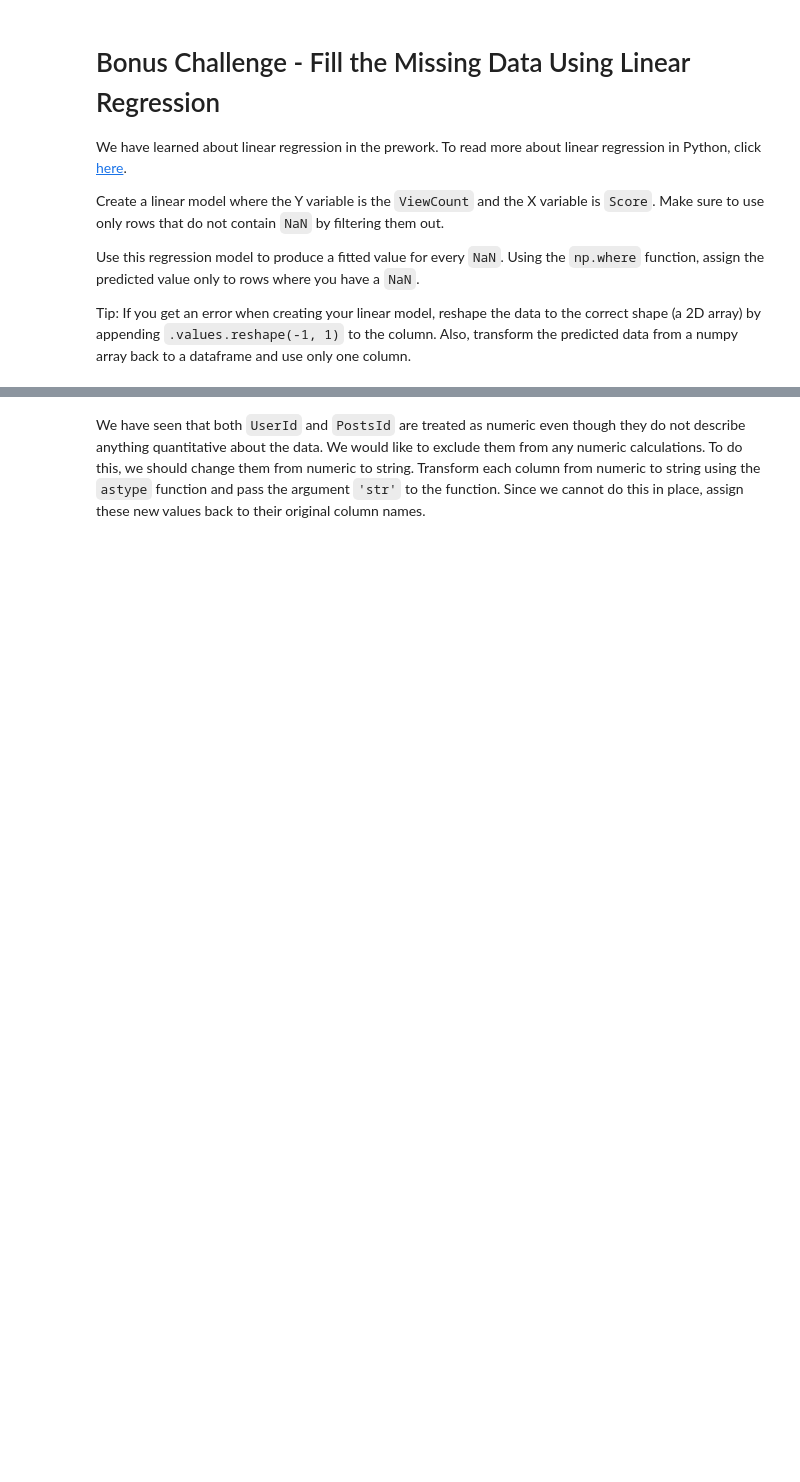
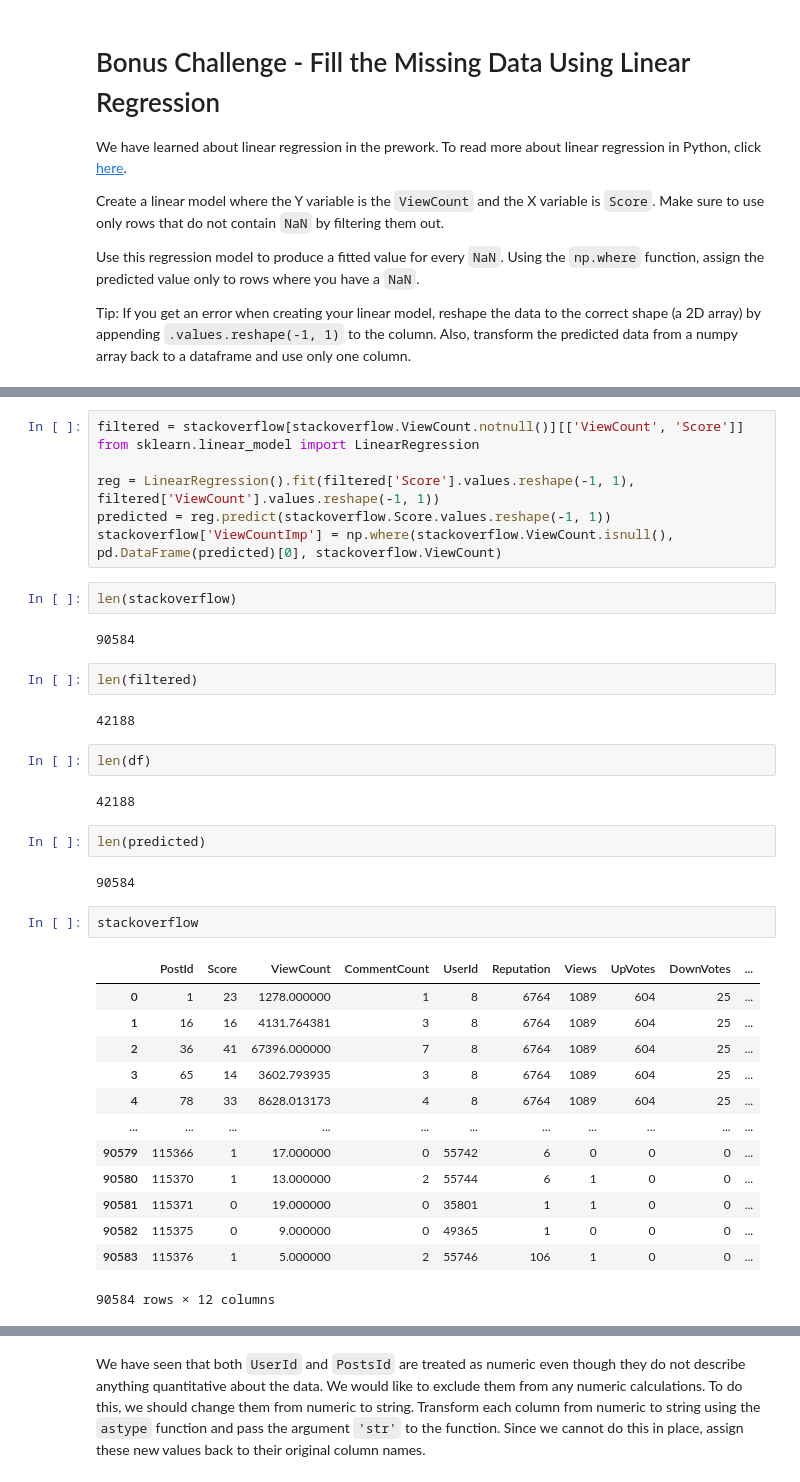
Before and after one commit to cabulut/data-pt-ber-08-20, a Jupyter notebook: Labs/module-1_labs/04_pandas/04_lab-data_cleaning/your-code/main.ipynb, the cells around one changed output, grey strips where cells are left out. Saved outputs shown, nothing was run; the diff lists cells and outputs as text; blank space fills up the shorter version.

```diff
--- a/Labs/module-1_labs/04_pandas/04_lab-data_cleaning/your-code/main.ipynb
+++ b/Labs/module-1_labs/04_pandas/04_lab-data_cleaning/your-code/main.ipynb
@@ -121,0 +363,39 @@ Tip: If you get an error when creating your linear model, reshape the data to th
+# %%
+filtered = stackoverflow[stackoverflow.ViewCount.notnull()][['ViewCount', 'Score']]
+from sklearn.linear_model import LinearRegression
+
+reg = LinearRegression().fit(filtered['Score'].values.reshape(-1, 1), filtered['ViewCount'].values.reshape(-1, 1))
+predicted = reg.predict(stackoverflow.Score.values.reshape(-1, 1))
+stackoverflow['ViewCountImp'] = np.where(stackoverflow.ViewCount.isnull(), pd.DataFrame(predicted)[0], stackoverflow.ViewCount)
+# %%
+len(stackoverflow)
+# %% [output]
+90584
+# %%
+len(filtered)
+# %% [output]
+42188
+# %%
+len(df)
+# %% [output]
+42188
+# %%
+len(predicted)
+# %% [output]
+90584
+# %%
+stackoverflow
+# %% [output]
+|  | PostId | Score | ViewCount | CommentCount | UserId | Reputation | Views | UpVotes | DownVotes | ... |
+| 0 | 1 | 23 | 1278.000000 | 1 | 8 | 6764 | 1089 | 604 | 25 | ... |
+| 1 | 16 | 16 | 4131.764381 | 3 | 8 | 6764 | 1089 | 604 | 25 | ... |
+| 2 | 36 | 41 | 67396.000000 | 7 | 8 | 6764 | 1089 | 604 | 25 | ... |
+| 3 | 65 | 14 | 3602.793935 | 3 | 8 | 6764 | 1089 | 604 | 25 | ... |
+| 4 | 78 | 33 | 8628.013173 | 4 | 8 | 6764 | 1089 | 604 | 25 | ... |
+| ... | ... | ... | ... | ... | ... | ... | ... | ... | ... | ... |
+| 90579 | 115366 | 1 | 17.000000 | 0 | 55742 | 6 | 0 | 0 | 0 | ... |
+| 90580 | 115370 | 1 | 13.000000 | 2 | 55744 | 6 | 1 | 0 | 0 | ... |
+| 90581 | 115371 | 0 | 19.000000 | 0 | 35801 | 1 | 1 | 0 | 0 | ... |
+| 90582 | 115375 | 0 | 9.000000 | 0 | 49365 | 1 | 0 | 0 | 0 | ... |
+| 90583 | 115376 | 1 | 5.000000 | 2 | 55746 | 106 | 1 | 0 | 0 | ... |
+90584 rows × 12 columns
```
Also changed, not shown: parts of 61 cells of this notebook, 1 other file.
